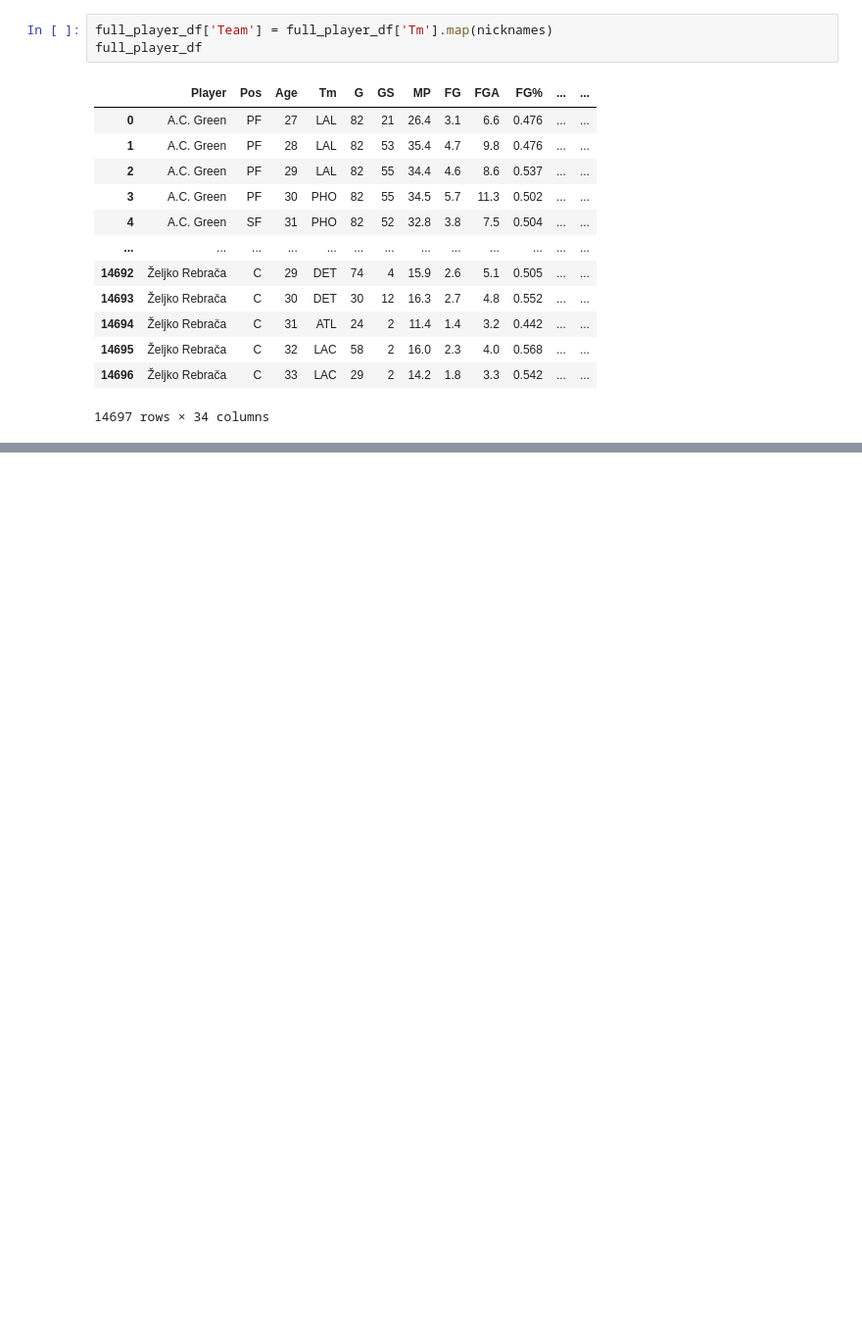
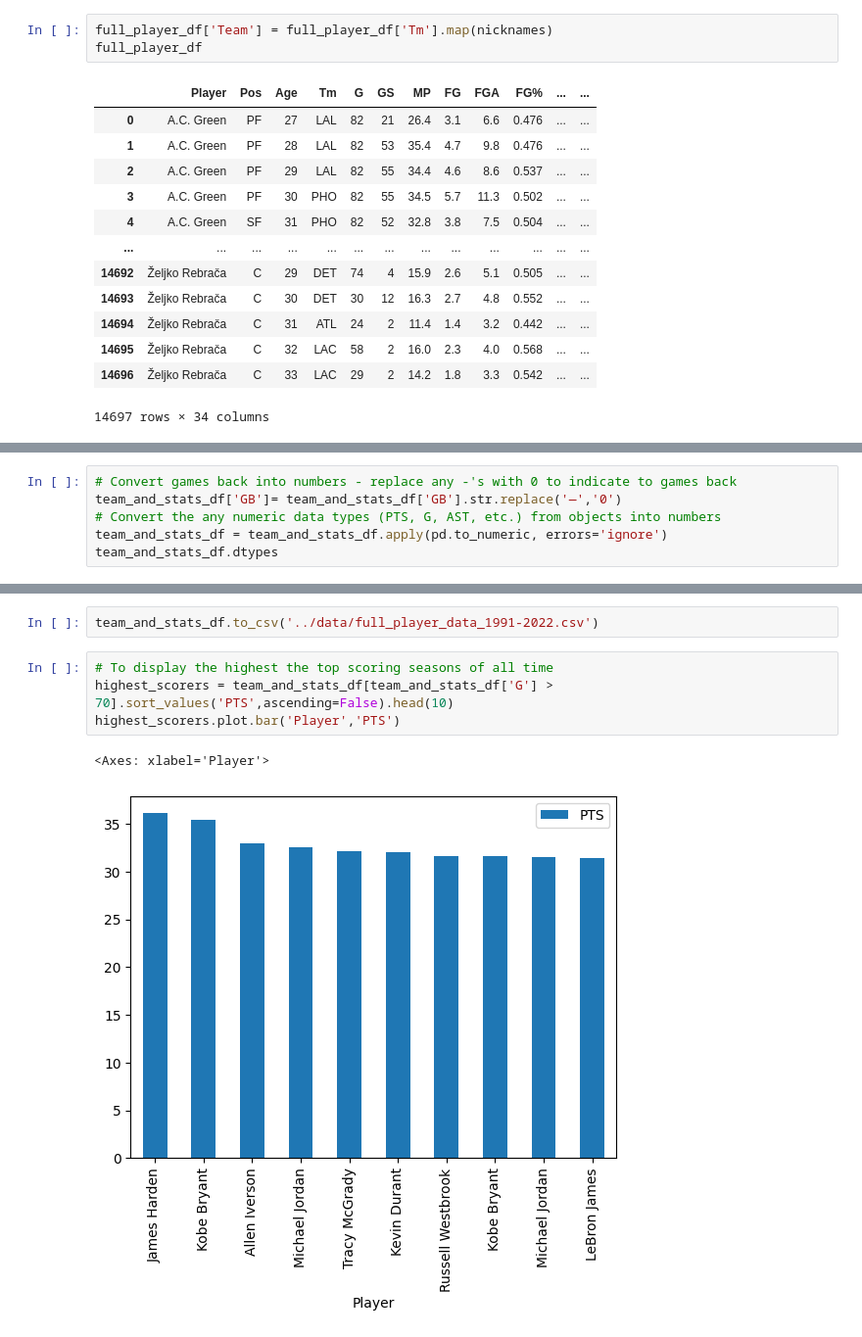
Before and after one commit to DunnyBunny1/HoopProphet, a Jupyter notebook: notebooks/data_cleaning.ipynb, the cells around one changed output, grey strips where cells are left out. Shown at 98% size. Saved outputs shown, nothing was run; the diff lists cells and outputs as text; blank space fills up the shorter version.

Commit message:
Finished cleaning combined player, voting, and W/L data, exported to a CSV - data is ready for ML use

```diff
--- a/notebooks/data_cleaning.ipynb
+++ b/notebooks/data_cleaning.ipynb
@@ -174,0 +176,6 @@ team_and_stats_df[team_and_stats_df['Pts Won'] > 0]
+# %%
+# Convert games back into numbers - replace any -'s with 0 to indicate to games back
+team_and_stats_df['GB']= team_and_stats_df['GB'].str.replace('—','0')
+# Convert the any numeric data types (PTS, G, AST, etc.) from objects into numbers
+team_and_stats_df = team_and_stats_df.apply(pd.to_numeric, errors='ignore')
+team_and_stats_df.dtypes
@@ -174,0 +200,9 @@ team_and_stats_df[team_and_stats_df['Pts Won'] > 0]
+# %%
+team_and_stats_df.to_csv('../data/full_player_data_1991-2022.csv')
+# %%
+# To display the highest the top scoring seasons of all time
+highest_scorers = team_and_stats_df[team_and_stats_df['G'] > 70].sort_values('PTS',ascending=False).head(10)
+highest_scorers.plot.bar('Player','PTS')
+# %% [output]
+<Axes: xlabel='Player'>
+[figure, added]
```
Also changed, not shown: parts of 5 cells of this notebook, 1 other file.
